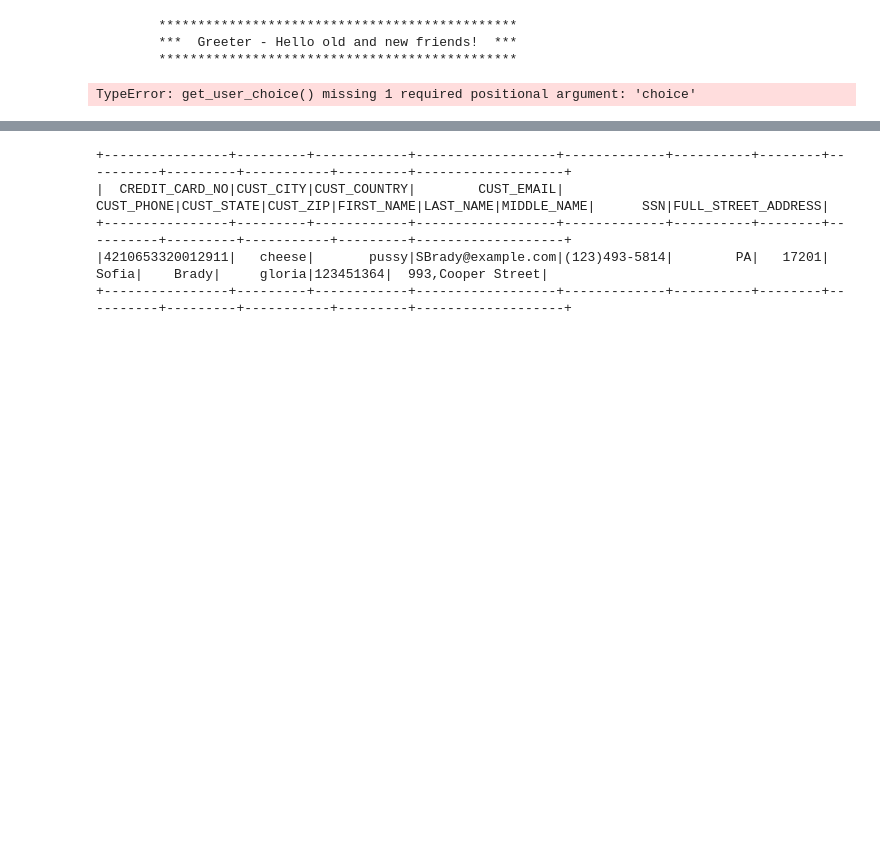
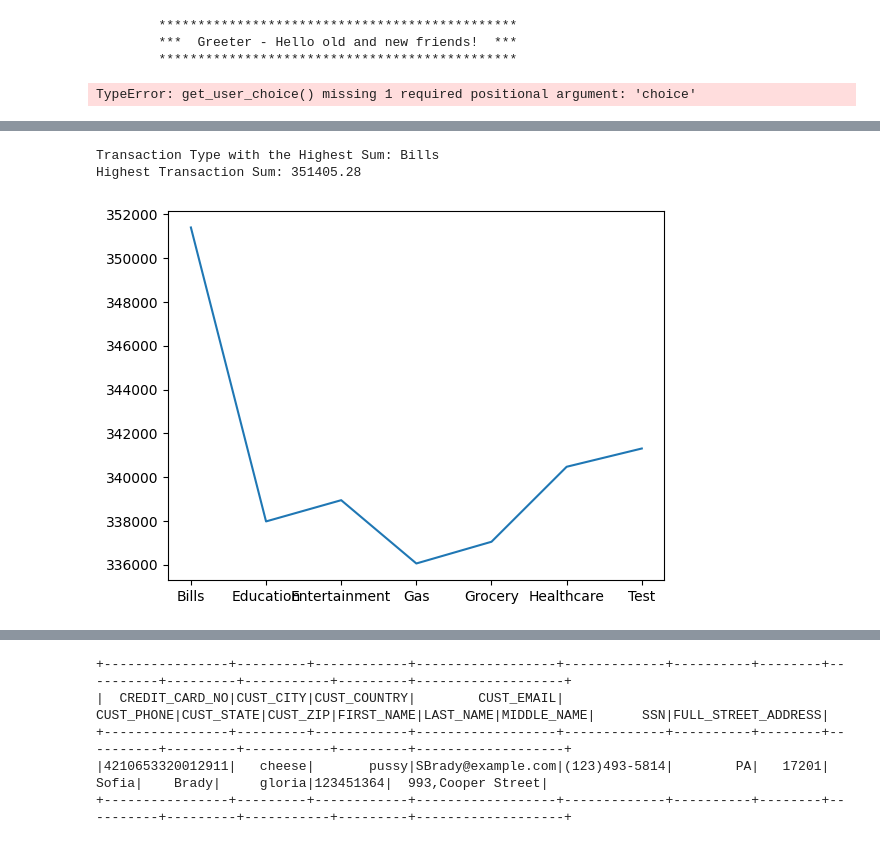
Before and after one commit to MikeJHChadwick/SBA-350-Final_Project, a Jupyter notebook: f_projectNB.ipynb, the cells around one changed output, grey strips where cells are left out. Cells and saved outputs as stored; diff of their text form; code cells hidden in the pictures; blank space fills up the shorter version.

```diff
--- a/f_projectNB.ipynb
+++ b/f_projectNB.ipynb
@@ -558,0 +587,17 @@ TypeError: get_user_choice() missing 1 required positional argument: 'choice'
+# %%
+def plot_high_tran_type():
+    panda_credit = credit_sql.toPandas()
+    panda_sum = panda_credit.groupby('TRANSACTION_TYPE').TRANSACTION_VALUE.sum()
+    highest_transaction_sum = panda_sum.max()
+    highest_transaction_type = panda_sum.idxmax()
+    print("Transaction Type with the Highest Sum:", highest_transaction_type)
+    print("Highest Transaction Sum:", highest_transaction_sum)
+
+    mp.plot(panda_sum)
+    mp.show()
+
+plot_high_tran_type()
+# %% [output]
+Transaction Type with the Highest Sum: Bills
+Highest Transaction Sum: 351405.28
+[figure, added]
```
Also changed, not shown: parts of 6 cells of this notebook.
